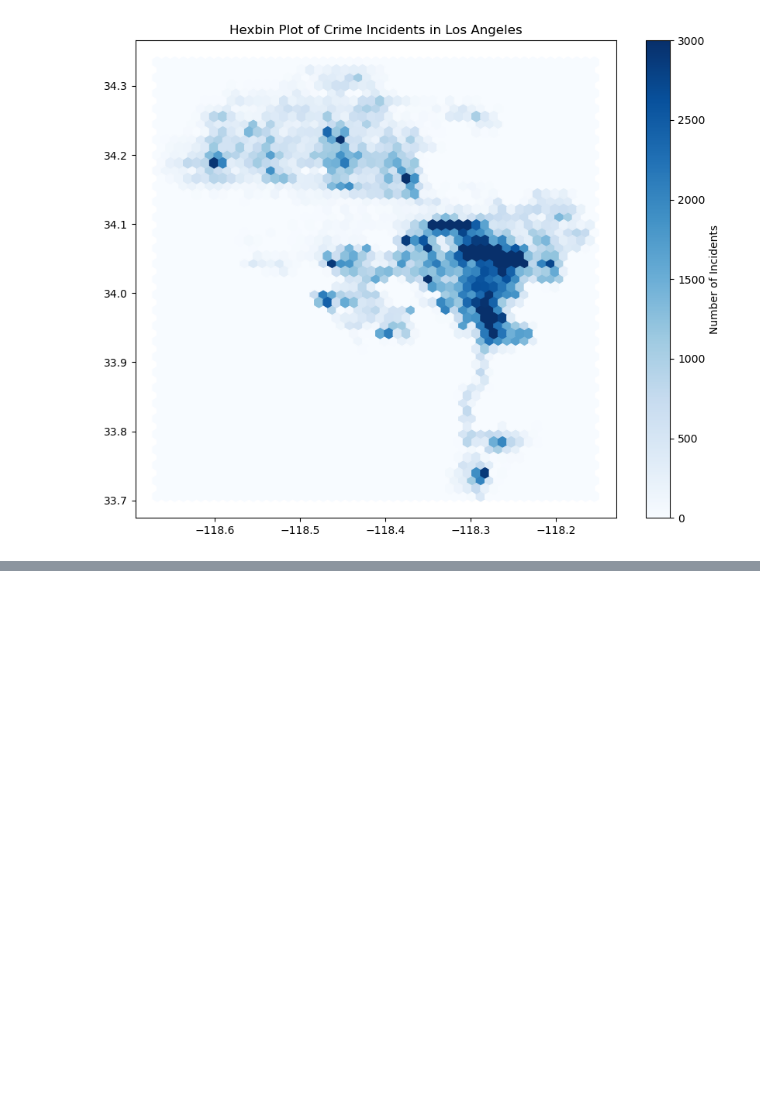
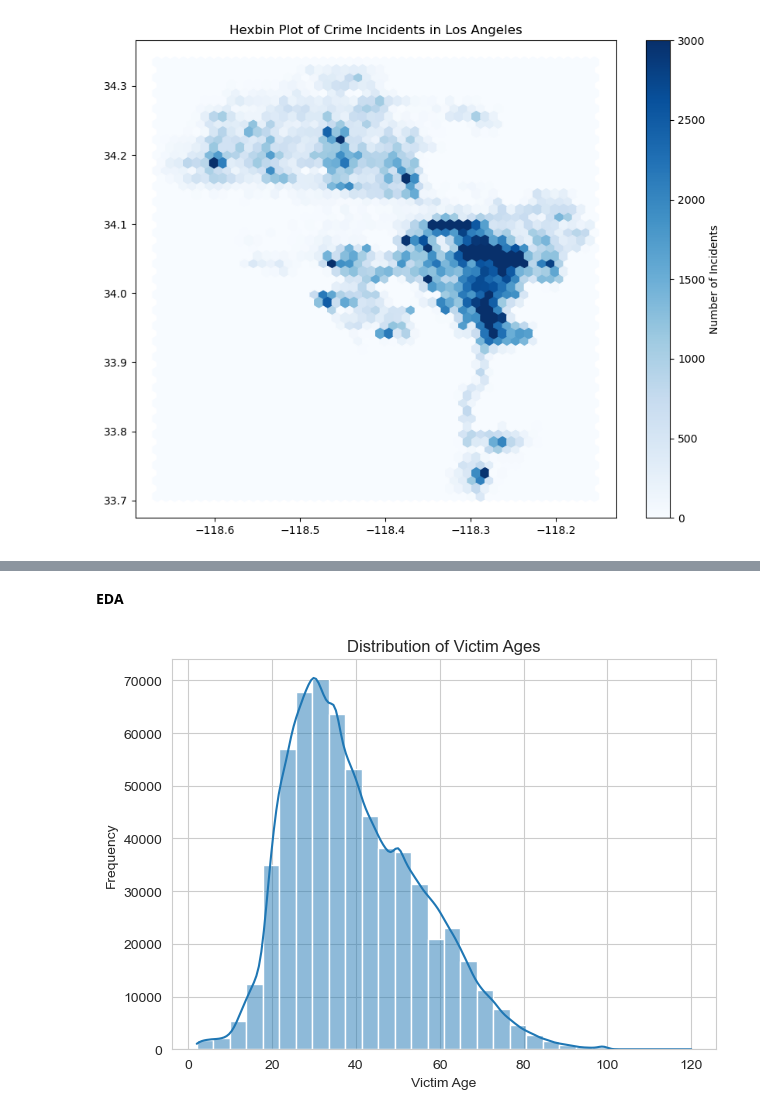
Before and after one commit to yibhu/yibhu.github.io, a Jupyter notebook: Crime_LosAngeles.ipynb, the cells around one changed output, grey strips where cells are left out. Saved outputs shown, nothing was run; the diff lists cells and outputs as text; code cells hidden in the pictures; blank space fills up the shorter version.

Commit message:
Update Crime_LosAngeles notebook

```diff
--- a/Crime_LosAngeles.ipynb
+++ b/Crime_LosAngeles.ipynb
@@ -74,7 +114,7 @@ Crm Cd: A case can have multiple Crime Code if multiple crimes are conducted
 
 A more detailed column specification can be found in the [source website](https://data.lacity.org/Public-Safety/Crime-Data-from-2020-to-Present/2nrs-mtv8)
 # %%
-df = pd.read_csv(filename)
+df = pd.read_csv('datasets/Crime Data from 2020 to Present.csv')
 
 # Correct date types
 df['Date Rptd'] = pd.to_datetime(df['Date Rptd'])
@@ -132,0 +289,6 @@ plt.show()
+# %%
+# Only to add household income and number of household
+df_household = df_hh[['tract', 'med_hh_income', 'med_hh_income_universe']]
+df_household['tract'] = df_household['tract'].astype(np.float64)
+
+display(df_household)
@@ -132,0 +309,5 @@ plt.show()
+# %%
+df_milestone2 = pd.merge(df_crime, df_household, how='left', left_on='tract', right_on='tract')
+df_milestone2.rename(columns={'med_hh_income': 'Median Household Income', 'med_hh_income_universe': 'Household'}, inplace=True)
+
+display(df_milestone2)
@@ -132,0 +359,23 @@ plt.show()
+# %%
+# Fill missing numerical values with np.nan
+numerical_columns = df_milestone2.select_dtypes(include=['float64', 'int64']).columns
+df_milestone2[numerical_columns] = df_milestone2[numerical_columns].apply(lambda x: x.fillna(np.nan))
+
+# Fill missing categorical values with 'X'
+categorical_columns = df_milestone2.select_dtypes(include=['object']).columns
+df_milestone2[categorical_columns] = df_milestone2[categorical_columns].apply(lambda x: x.fillna('X'))
+
+# Standardize 'Vict Sex' values
+df_milestone2['Vict Sex'] = df_milestone2['Vict Sex'].apply(lambda x: 'X' if x not in ['F', 'M'] else x)
+
+# Standardize 'Vict Descent' values based on the provided description
+valid_descent_codes = ['A', 'B', 'C', 'D', 'F', 'G', 'H', 'I', 'J', 'K', 'L', 'O', 'P', 'S', 'U', 'V', 'W', 'Z']
+df_milestone2['Vict Descent'] = df_milestone2['Vict Descent'].apply(lambda x: 'X' if x not in valid_descent_codes else x)
+
+# drop all rows with missing numerical values and drop duplicates
+df_milestone2_clean = df_milestone2.dropna(subset=['LAT', 'LON', 'Median Household Income', 'Household'])
+df_milestone2_clean = df_milestone2_clean.drop_duplicates(keep='first')
+
+print('duplicate_rows after clean:', df_milestone2_clean.duplicated().sum(), '\n', '--------------------------------------')
+print('missing_values after clean:', df_milestone2_clean.isnull().sum(), '\n', '--------------------------------------')
+print(f'Number of rows left is {df_milestone2_clean.shape[0]}')
@@ -132,0 +399,12 @@ plt.show()
+# %% [markdown]
+**EDA**
+# %%
+# distribution of victim agesplt.figure(figsize=(14, 7))
+sns.histplot(data=df_milestone2_clean[df_milestone2_clean['Vict Age'] > 0], x='Vict Age', bins=30, kde=True)
+plt.title('Distribution of Victim Ages')
+plt.xlabel('Victim Age')
+plt.ylabel('Frequency')
+plt.tight_layout()
+plt.show()
+# %% [output]
+[figure, added]
```
Also changed, not shown: parts of 35 cells of this notebook.
